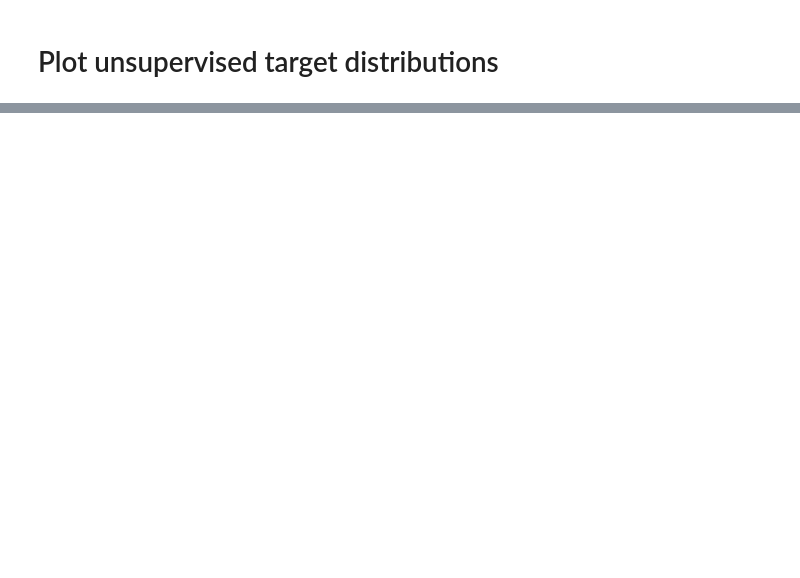
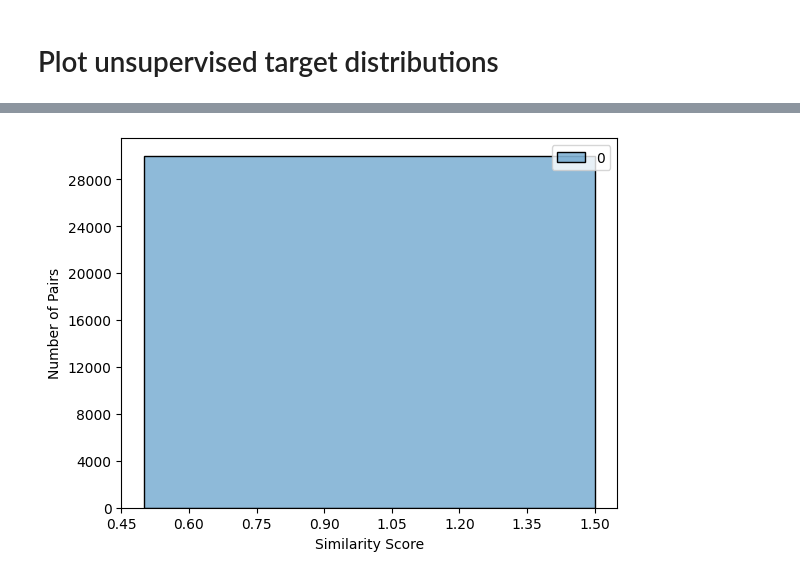
Before and after one commit to EdvardHolden/gnn-entailment-caption, a Jupyter notebook: notebooks/# Plot unsupervised target distributions.ipynb, the cells around one changed output, grey strips where cells are left out. Saved outputs shown, nothing was run; the diff lists cells and outputs as text; code cells hidden in the pictures; blank space fills up the shorter version.

```diff
--- a/notebooks/# Plot unsupervised target distributions.ipynb
+++ b/notebooks/# Plot unsupervised target distributions.ipynb
@@ -27,0 +74,4 @@ ax.xaxis.set_major_locator(MaxNLocator(integer=True))
+# %%
+plot(Normalizer(norm='l2').fit_transform(data)) # Doesn't work - why? Only returns 1?
+# %% [output]
+[figure, added]
```
Also changed, not shown: parts of 16 cells of this notebook, 1 other file.
